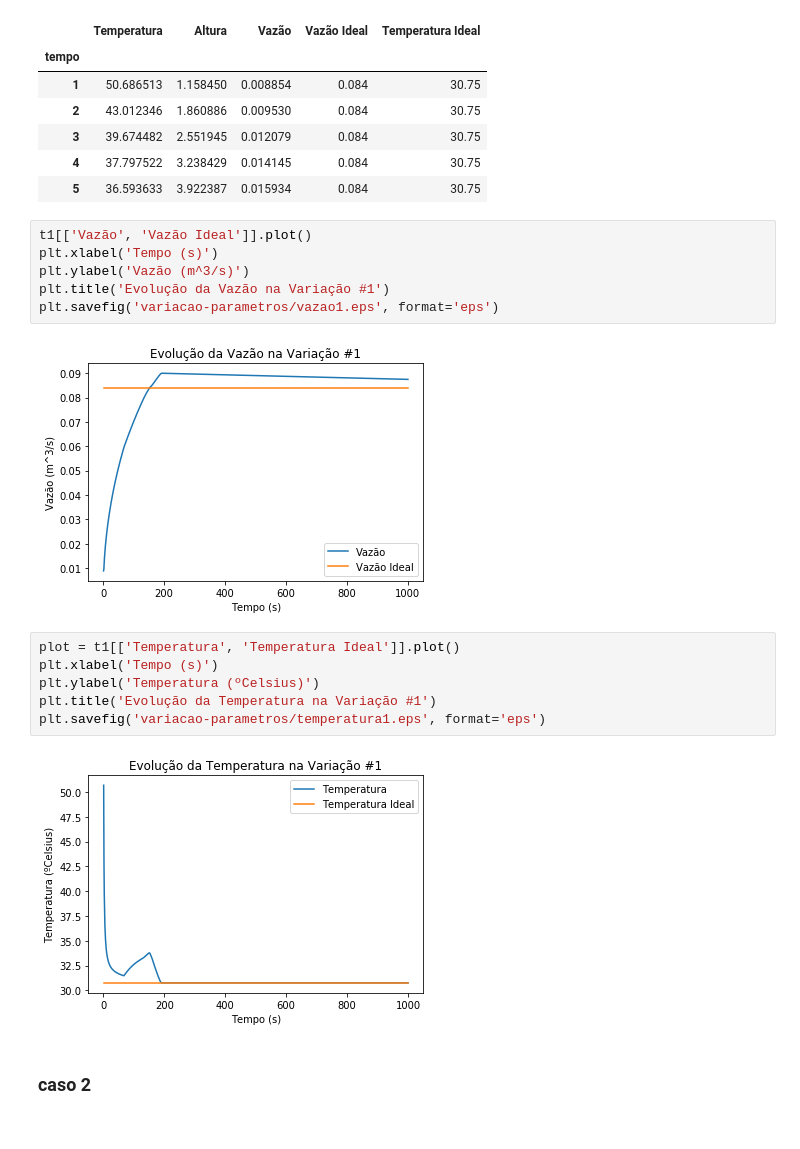
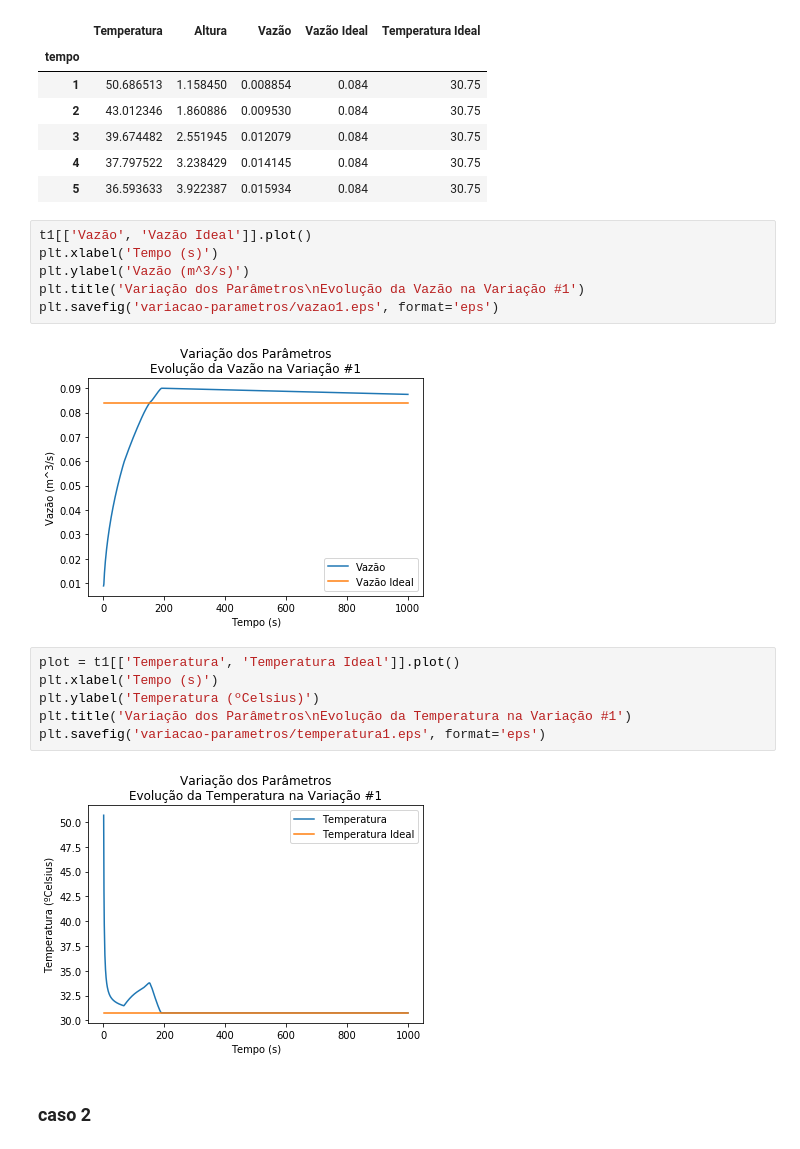
Before and after one commit to dcandrade/fuzzy-control, a Jupyter notebook: notebooks/resultados.ipynb, the cells around one changed output. Drawn from its saved outputs; the diff is of its cells as text.

Commit message:
updating plots

```diff
--- a/notebooks/resultados.ipynb
+++ b/notebooks/resultados.ipynb
@@ -43,19 +43,19 @@ t1.head()
 # %%
 t1[['Vazão', 'Vazão Ideal']].plot()
 plt.xlabel('Tempo (s)')
 plt.ylabel('Vazão (m^3/s)')
-plt.title('Evolução da Vazão na Variação #1')
+plt.title('Variação dos Parâmetros\nEvolução da Vazão na Variação #1')
 plt.savefig('variacao-parametros/vazao1.eps', format='eps')
 # %% [output]
-[figure, old version]
+[figure, new version]
 # %%
 plot = t1[['Temperatura', 'Temperatura Ideal']].plot()
 plt.xlabel('Tempo (s)')
 plt.ylabel('Temperatura (ºCelsius)')
-plt.title('Evolução da Temperatura na Variação #1')
+plt.title('Variação dos Parâmetros\nEvolução da Temperatura na Variação #1')
 plt.savefig('variacao-parametros/temperatura1.eps', format='eps')
 # %% [output]
-[figure, old version]
+[figure, new version]
 # %% [markdown]
 ### caso 2
 # %%
```
Also changed, not shown: parts of 10 cells of this notebook, 12 other files.
